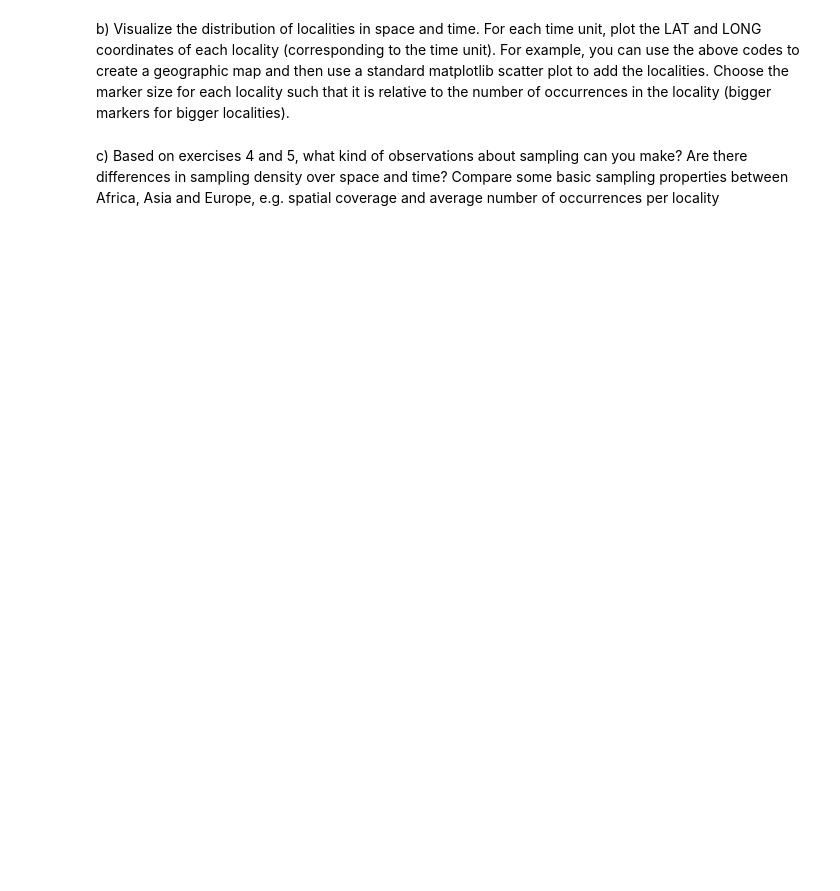
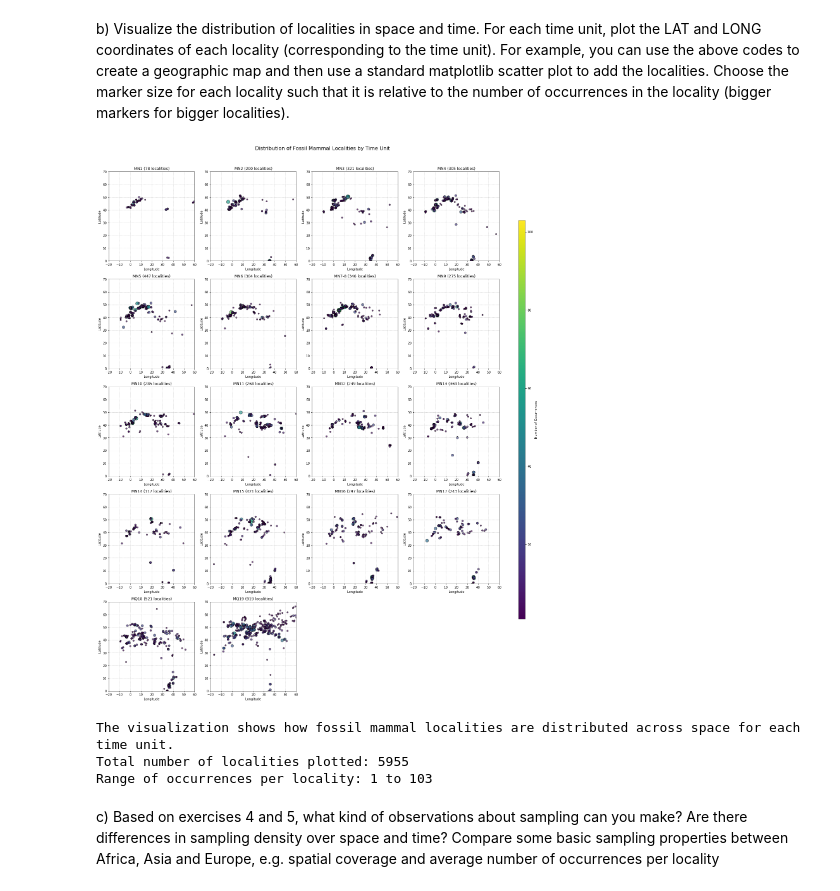
Before and after one commit to otorniko/part09-e01_fossil_analysis, a Jupyter notebook: src/fossil_analysis.ipynb, the cells around one changed output. Cells and saved outputs as stored; diff of their text form; code cells hidden in the pictures; blank space fills up the shorter version.

```diff
--- a/src/fossil_analysis.ipynb
+++ b/src/fossil_analysis.ipynb
@@ -320,75 +468,81 @@ relative to the number of occurrences in the locality (bigger markers for
 bigger localities).
 # %%
 # Filter to only include standard MN time units
-valid_mn_units = [
-    "MN1", "MN2", "MN3", "MN4", "MN5", "MN6", "MN7-8", "MN9", "MN10",
-    "MN11", "MN12", "MN13", "MN14", "MN15", "MN16", "MN17", "MQ18", "MQ19"
-]
+valid_mn_units = list(table_1.keys())
 
 # Filter out localities with invalid MN_Units
-filtered_localities = locality_df[locality_df['MN_Unit'].isin(valid_mn_units)].copy()
+plot_locality_df = locality_df[locality_df['MN_Unit'].isin(valid_mn_units)].copy()
 
 # Set up the grid of plots
-n_cols = 4  # Number of columns in the plot grid
-n_rows = (len(valid_mn_units) + n_cols - 1) // n_cols  # Calculate number of rows needed
-
+n_cols = 4
+n_rows = (len(valid_mn_units) + n_cols - 1) // n_cols
 fig = plt.figure(figsize=(20, 5 * n_rows))
 
 # Get min and max occurrences for consistent scaling across all plots
-overall_min_occurrences = filtered_localities['total_occurrences'].min()
-overall_max_occurrences = filtered_localities['total_occurrences'].max()
+overall_min_occurrences = plot_locality_df['total_occurrences'].min()
+overall_max_occurrences = plot_locality_df['total_occurrences'].max()
+
+# Handle case where all occurrences are the same to avoid division by zero
+size_range_denominator = overall_max_occurrences - overall_min_occurrences
+if size_range_denominator <= 0: # Use <= to catch min=max and potential oddities
+    size_range_denominator = 1 # Avoid division by zero, effectively makes all scaled sizes uniform offset
 
 # Create a common normalization for all plots (for consistent colors)
 norm = Normalize(vmin=overall_min_occurrences, vmax=overall_max_occurrences)
-cmap = plt.cm.viridis
+cmap_plot = cm.get_cmap('viridis')
 
 # Plot each time unit
 for i, unit in enumerate(valid_mn_units):
-    # Get data for this time unit
-    unit_data = filtered_localities[filtered_localities['MN_Unit'] == unit]
-
+    unit_data = plot_locality_df[plot_locality_df['MN_Unit'] == unit]
     if len(unit_data) > 0:  # Only create plot if there are localities for this time unit
         ax = fig.add_subplot(n_rows, n_cols, i + 1)
-
-        # Scale marker sizes based on number of occurrences (min 20, max 200)
-        sizes = 20 + 180 * (unit_data['total_occurrences'] - overall_min_occurrences) / (overall_max_occurrences - overall_min_occurrences)
-        sizes = np.maximum(sizes, 20)  # Ensure minimum size
+        unit_total_occurrences = pd.to_numeric(unit_data['total_occurrences'], errors='coerce').fillna(0)
+        sizes_scaled = 20 + 180 * (unit_total_occurrences - overall_min_occurrences) / size_range_denominator
+        sizes = np.clip(sizes_scaled.values, 20, 200)
 
         # Plot localities as scatter points
         scatter = ax.scatter(
             unit_data['LONG'],
             unit_data['LAT'],
-            s=sizes,  # Size based on number of occurrences
-            c=unit_data['total_occurrences'],  # Color based on number of occurrences
-            cmap=cmap,
+            s=sizes,
+            c=unit_total_occurrences,
+            cmap=cmap_plot,
             norm=norm,
             alpha=0.7,
             edgecolor='black'
         )
 
         # Set plot limits to focus on the Europe-Asia-Africa area
         ax.set_xlim(-20, 60)
-        ax.set_ylim(0, 60)
+        ax.set_ylim(0, 70)
 
         ax.set_xlabel('Longitude')
         ax.set_ylabel('Latitude')
         ax.set_title(f"{unit} ({len(unit_data)} localities)")
         ax.grid(True, linestyle='--', alpha=0.6)
 
 # Add a colorbar to show the scale
-cbar_ax = fig.add_axes([0.92, 0.15, 0.01, 0.7])  # [left, bottom, width, height]
-sm = ScalarMappable(norm=norm, cmap=cmap)
-sm.set_array([])
-cbar = fig.colorbar(sm, cax=cbar_ax)
+# Adjust cbar_ax position: [left, bottom, width, height]
+# These values are relative to the figure size.
+cbar_ax = fig.add_axes([0.93, 0.15, 0.015, 0.7])
+sm_plot = ScalarMappable(norm=norm, cmap=cmap_plot)
+sm_plot.set_array([])
+cbar = fig.colorbar(sm_plot, cax=cbar_ax)
 cbar.set_label('Number of Occurrences')
 
-plt.tight_layout(rect=[0, 0, 0.9, 1])  # Adjust layout to make room for colorbar
-plt.suptitle('Distribution of Fossil Mammal Localities by Time Unit', fontsize=16, y=0.92)
+plt.tight_layout(rect=[0, 0, 0.9, 0.95])
+plt.suptitle('Distribution of Fossil Mammal Localities by Time Unit', fontsize=16, y=0.98)
 plt.show()
 
 print("The visualization shows how fossil mammal localities are distributed across space for each time unit.")
-print(f"Total number of localities plotted: {len(filtered_localities)}")
+print(f"Total number of localities plotted: {len(plot_locality_df)}")
+
 print(f"Range of occurrences per locality: {overall_min_occurrences} to {overall_max_occurrences}")
+# %% [output]
+[figure, added]
+The visualization shows how fossil mammal localities are distributed across space for each time unit.
+Total number of localities plotted: 5955
+Range of occurrences per locality: 1 to 103
 # %% [markdown]
 c) Based on exercises 4 and 5, what kind of observations about sampling
 can you make? Are there differences in sampling density over space and
```
Also changed, not shown: parts of 22 cells of this notebook, 1 other file.
